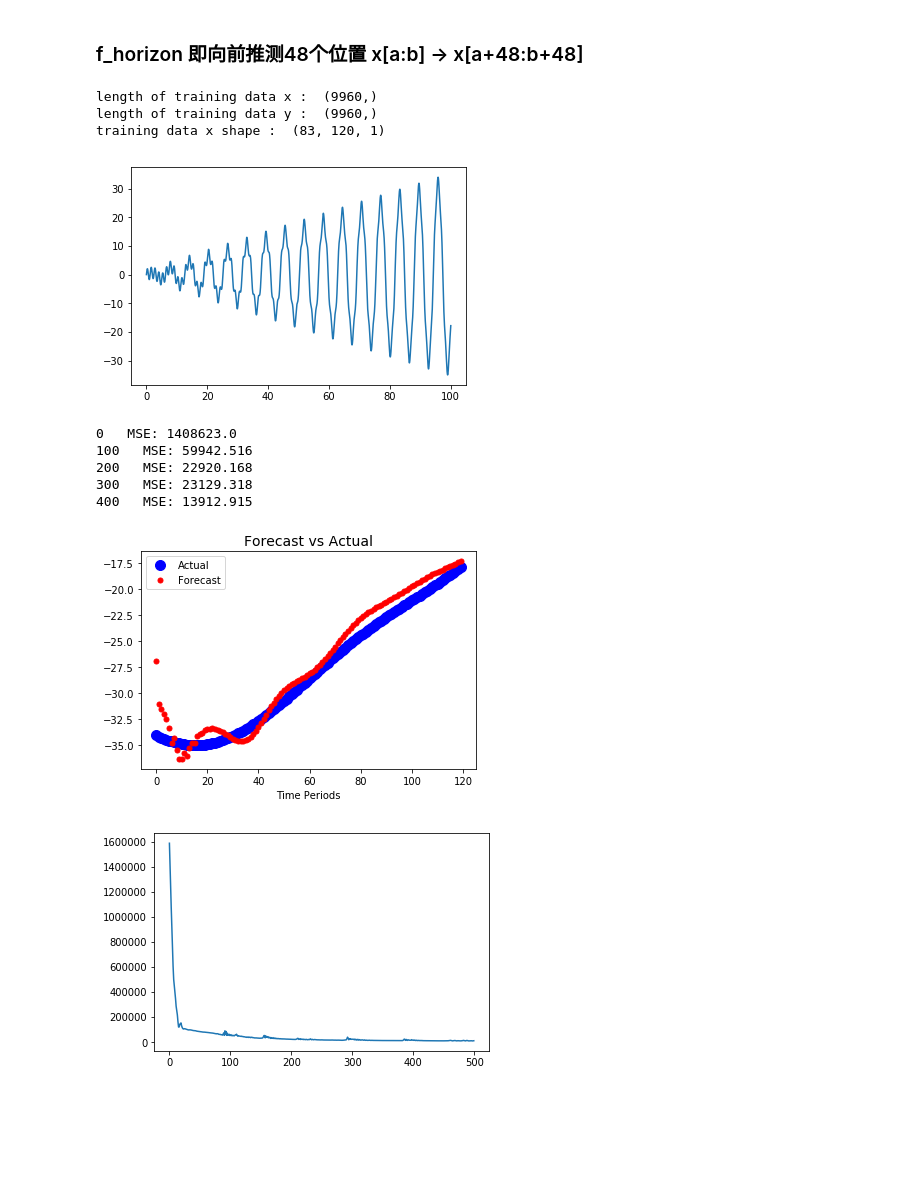
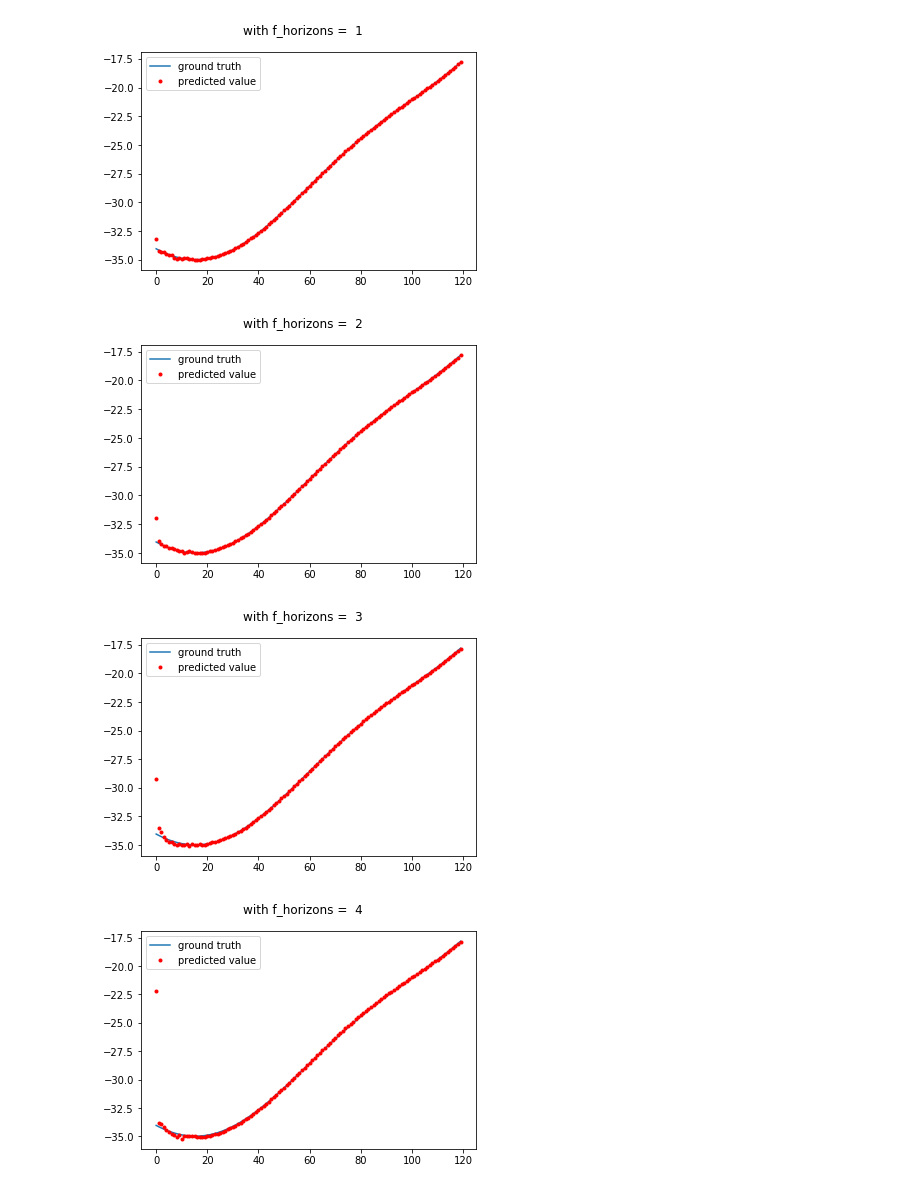
Before and after one commit to txytju/air-quality-prediction, a Jupyter notebook: lstm predict.ipynb, the cells around one changed output. Saved outputs shown, nothing was run; the diff lists cells and outputs as text; code cells hidden in the pictures; blank space fills up the shorter version.

```diff
--- a/lstm predict.ipynb
+++ b/lstm predict.ipynb
@@ -150,2 +71,0 @@ f_horizon is 1.
-# %%
-X_batches, y_batches, X_test, y_test = generate_data(num_periods = 120, f_horizon = 4, samples = 10020)
@@ -174,2 +71,0 @@ plt.plot(losses);
-# %%
-X_batches, y_batches, X_test, y_test = generate_data(num_periods = 120, f_horizon = 20, samples = 10020)
@@ -196,24 +72,22 @@ plt.plot(losses);
-# %% [markdown]
-### f_horizon 即向前推测48个位置 x[a:b] -> x[a+48:b+48]
-# %%
-X_batches, y_batches, X_test, y_test = generate_data(num_periods = 120, f_horizon = 20, samples = 10020)
-# %% [output]
-length of training data x :  (9960,)
-length of training data y :  (9960,)
-training data x shape :  (83, 120, 1)
-[figure, removed]
-# %%
-losses = rnn_model(X_batches, y_batches, X_test, y_test, cell="BasicRNNCell",
-              learning_rate=0.001, epochs=500, print_every=100,
-              inputs=1, outputs=1, hidden=100, num_periods=120)
-# %% [output]
-0   MSE: 1408623.0
-100   MSE: 59942.516
-200   MSE: 22920.168
-300   MSE: 23129.318
-400   MSE: 13912.915
-[figure, removed]
-# %%
-plt.plot(losses);
-# %% [output]
-[figure, removed]
+# %%
+for i in range(len(Losses)):
+
+    y_test = np.squeeze(y_tests[i])
+    y_pred = np.squeeze(y_preds[i])
+
+    fig, ax=plt.subplots(1, 1)
+
+    x = range(len(y_test))
+
+    f_horizon = f_horizons[i]
+    fig.suptitle('with f_horizons =  %i' %(f_horizon));
+
+    # p = plt.subplot(num)
+    ax.plot(x, y_test, label="ground truth")
+    ax.plot(x, y_pred, 'r.', label="predicted value")
+    ax.legend()
+# %% [output]
+[figure, added]
+[figure, added]
+[figure, added]
+[figure, added]
```
Also changed, not shown: parts of 21 cells of this notebook, 3 other files.
